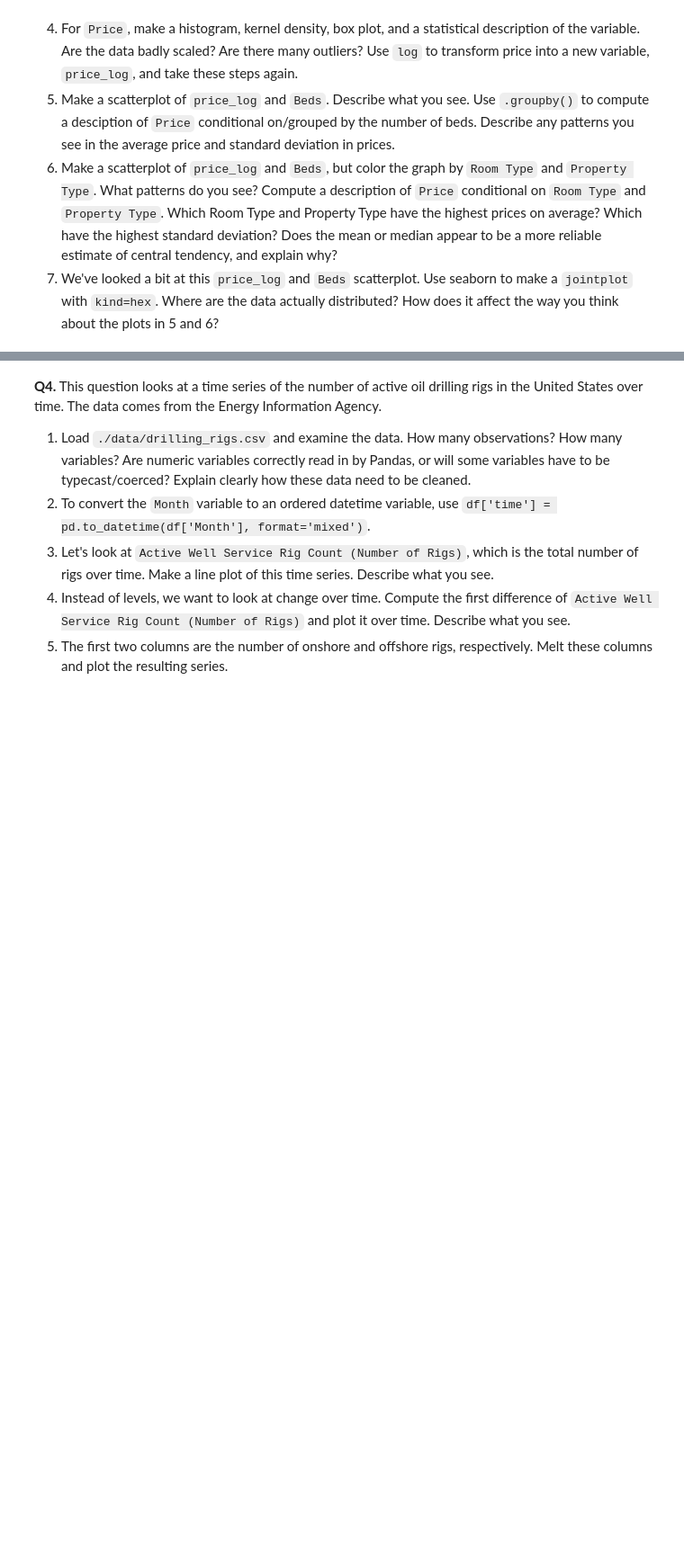
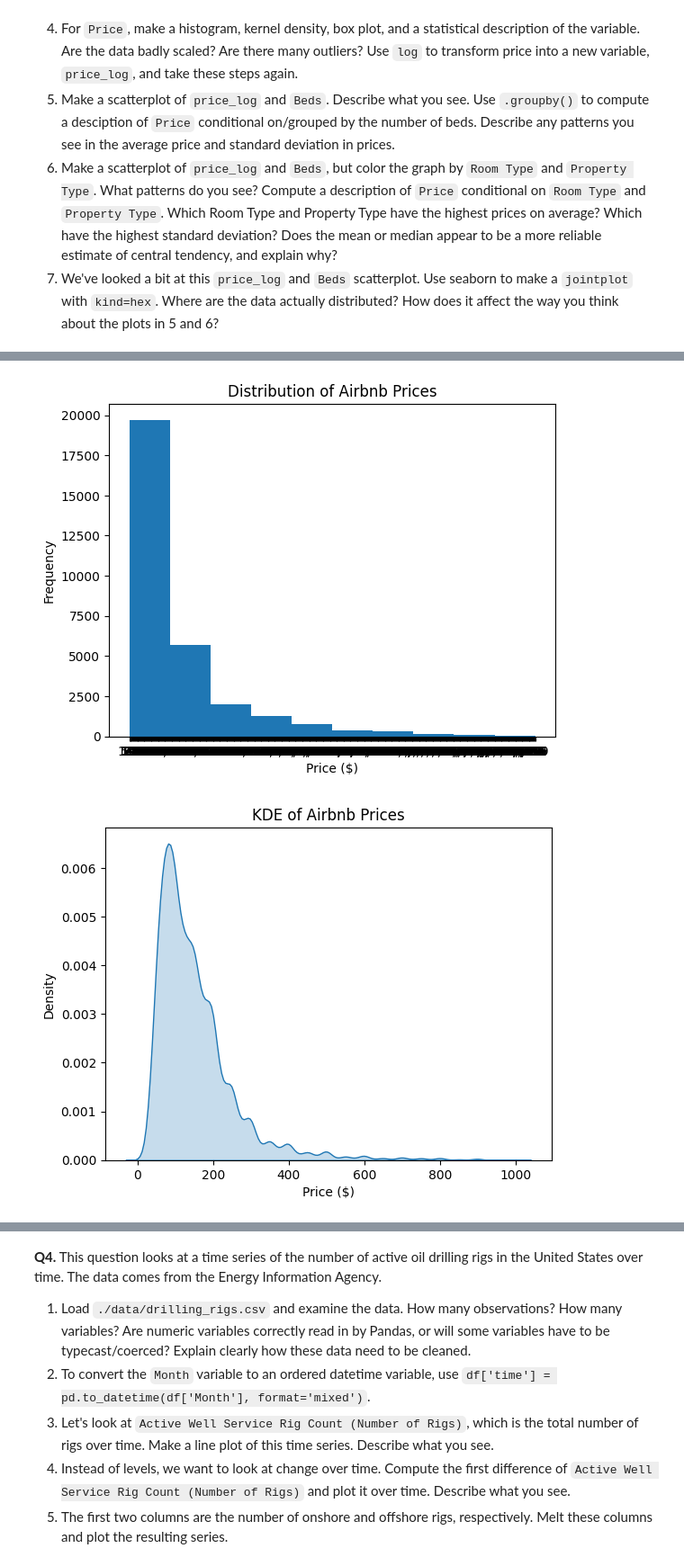
Before and after one commit to Quole0812/EDA, a Jupyter notebook: assignment/assignment.ipynb, the cells around one changed output, grey strips where cells are left out. Shown at 90% size. Drawn from its saved outputs; the diff is of its cells as text; code cells hidden in the pictures; blank space fills up the shorter version.

```diff
--- a/assignment/assignment.ipynb
+++ b/assignment/assignment.ipynb
@@ -207,3 +207,6 @@ Name: Foreign Gift Amount, dtype: int64
   5. Make a scatterplot of `price_log` and `Beds`. Describe what you see. Use `.groupby()` to compute a desciption of `Price` conditional on/grouped by the number of beds. Describe any patterns you see in the average price and standard deviation in prices.
   6. Make a scatterplot of `price_log` and `Beds`, but color the graph by `Room Type` and `Property Type`. What patterns do you see? Compute a description of `Price` conditional on `Room Type` and `Property Type`. Which Room Type and Property Type have the highest prices on average? Which have the highest standard deviation? Does the mean or median appear to be a more reliable estimate of central tendency, and explain why?
   7. We've looked a bit at this `price_log` and `Beds` scatterplot. Use seaborn to make a `jointplot` with `kind=hex`. Where are the data actually distributed? How does it affect the way you think about the plots in 5 and 6?
+# %%
+#3.1
+df = pd.read_csv('./data/airbnb_hw.csv')
@@ -209,0 +291,22 @@ Name: Foreign Gift Amount, dtype: int64
+# %%
+
+plt.hist(df['Price'])
+plt.xlabel('Price ($)')
+plt.ylabel('Frequency')
+plt.title('Distribution of Airbnb Prices')
+plt.show()
+
+
+df['Price'] = pd.to_numeric(df['Price'], errors='coerce')
+sns.kdeplot(df['Price'], fill=True)
+plt.xlabel('Price ($)')
+plt.title('KDE of Airbnb Prices')
+plt.show()
+
+plt.boxplot(df['Price'])
+plt.ylabel('Price ($)')
+plt.title('Box Plot of Airbnb Prices')
+plt.show()
+# %% [output]
+[figure, added]
+[figure, added]
```
Also changed, not shown: parts of 31 cells of this notebook.
